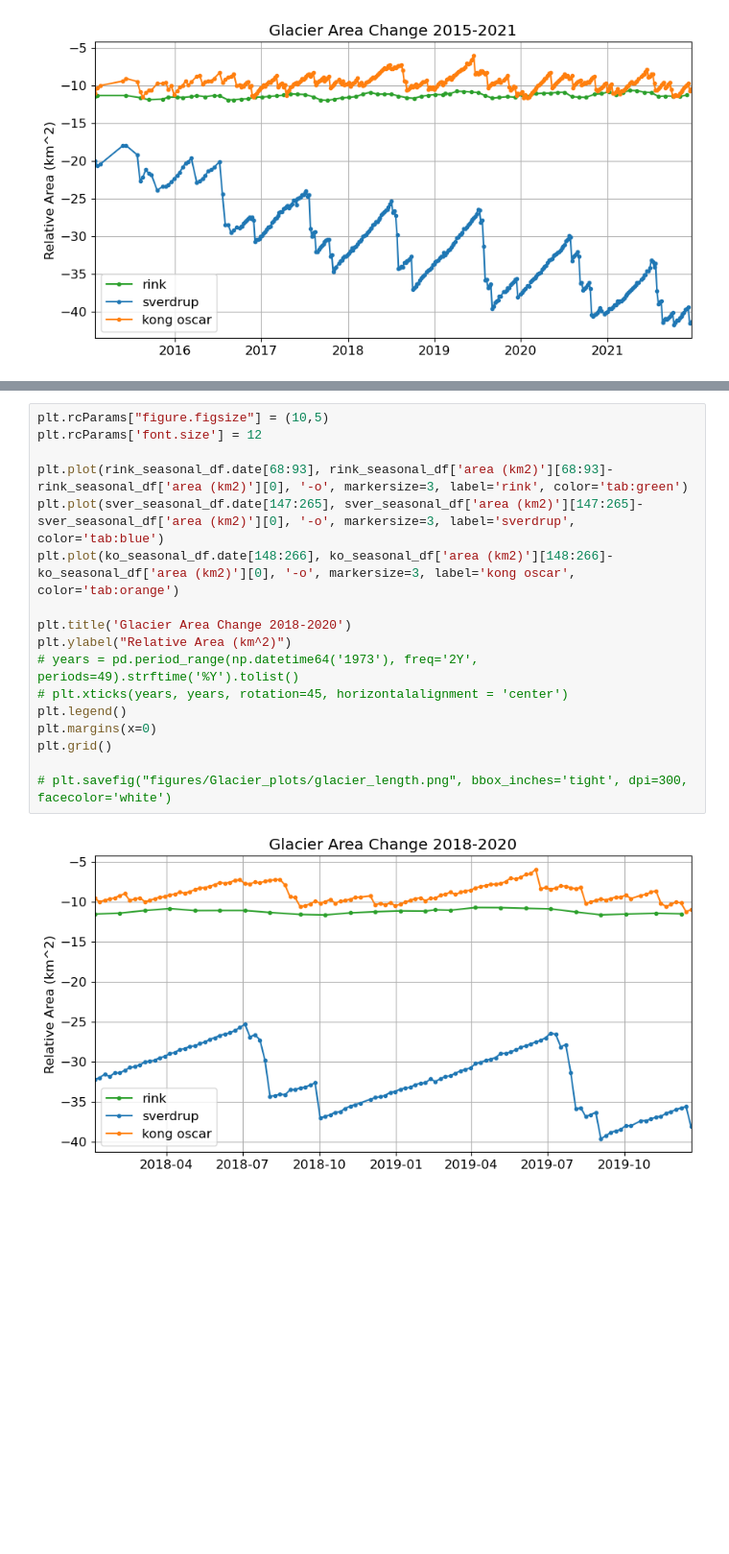
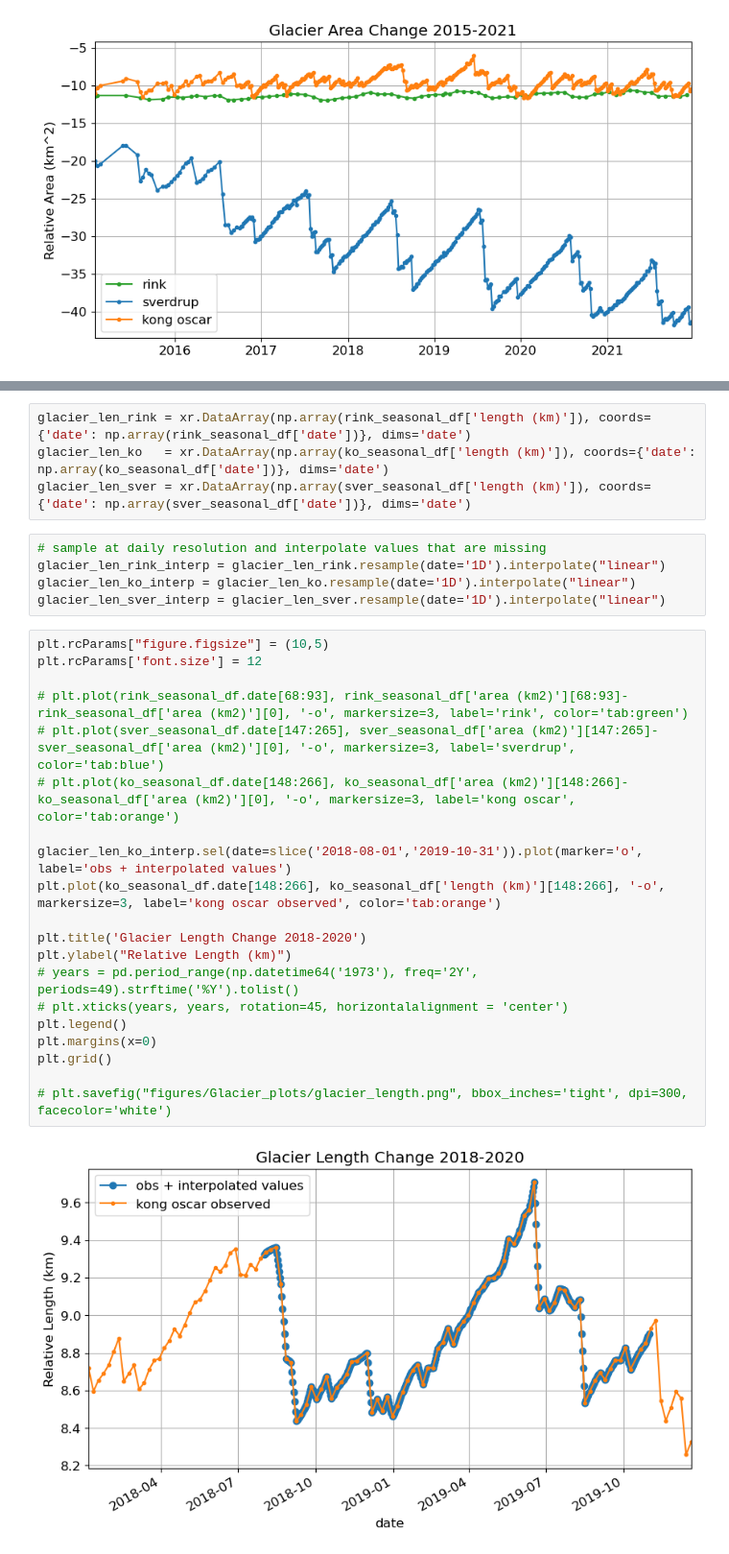
Before and after one commit to mjzahn/OMG_narwhals_habitat-model, a Jupyter notebook: Exploratory plots.ipynb, the cells around one changed output, grey strips where cells are left out. Shown at 96% size. Cells and saved outputs as stored; diff of their text form; blank space fills up the shorter version.

```diff
--- a/Exploratory plots.ipynb
+++ b/Exploratory plots.ipynb
@@ -567,19 +589,31 @@ plt.grid()
+# %%
+glacier_len_rink = xr.DataArray(np.array(rink_seasonal_df['length (km)']), coords={'date': np.array(rink_seasonal_df['date'])}, dims='date')
+glacier_len_ko   = xr.DataArray(np.array(ko_seasonal_df['length (km)']), coords={'date': np.array(ko_seasonal_df['date'])}, dims='date')
+glacier_len_sver = xr.DataArray(np.array(sver_seasonal_df['length (km)']), coords={'date': np.array(sver_seasonal_df['date'])}, dims='date')
+# %%
+# sample at daily resolution and interpolate values that are missing
+glacier_len_rink_interp = glacier_len_rink.resample(date='1D').interpolate("linear")
+glacier_len_ko_interp = glacier_len_ko.resample(date='1D').interpolate("linear")
+glacier_len_sver_interp = glacier_len_sver.resample(date='1D').interpolate("linear")
 # %%
 plt.rcParams["figure.figsize"] = (10,5)
 plt.rcParams['font.size'] = 12
 
-plt.plot(rink_seasonal_df.date[68:93], rink_seasonal_df['area (km2)'][68:93]-rink_seasonal_df['area (km2)'][0], '-o', markersize=3, label='rink', color='tab:green')
-plt.plot(sver_seasonal_df.date[147:265], sver_seasonal_df['area (km2)'][147:265]-sver_seasonal_df['area (km2)'][0], '-o', markersize=3, label='sverdrup', color='tab:blue')
-plt.plot(ko_seasonal_df.date[148:266], ko_seasonal_df['area (km2)'][148:266]-ko_seasonal_df['area (km2)'][0], '-o', markersize=3, label='kong oscar', color='tab:orange')
+# plt.plot(rink_seasonal_df.date[68:93], rink_seasonal_df['area (km2)'][68:93]-rink_seasonal_df['area (km2)'][0], '-o', markersize=3, label='rink', color='tab:green')
+# plt.plot(sver_seasonal_df.date[147:265], sver_seasonal_df['area (km2)'][147:265]-sver_seasonal_df['area (km2)'][0], '-o', markersize=3, label='sverdrup', color='tab:blue')
+# plt.plot(ko_seasonal_df.date[148:266], ko_seasonal_df['area (km2)'][148:266]-ko_seasonal_df['area (km2)'][0], '-o', markersize=3, label='kong oscar', color='tab:orange')
 
-plt.title('Glacier Area Change 2018-2020')
-plt.ylabel("Relative Area (km^2)")
+glacier_len_ko_interp.sel(date=slice('2018-08-01','2019-10-31')).plot(marker='o', label='obs + interpolated values')
+plt.plot(ko_seasonal_df.date[148:266], ko_seasonal_df['length (km)'][148:266], '-o', markersize=3, label='kong oscar observed', color='tab:orange')
+
+plt.title('Glacier Length Change 2018-2020')
+plt.ylabel("Relative Length (km)")
 # years = pd.period_range(np.datetime64('1973'), freq='2Y', periods=49).strftime('%Y').tolist()
 # plt.xticks(years, years, rotation=45, horizontalalignment = 'center')
 plt.legend()
 plt.margins(x=0)
 plt.grid()
 
 # plt.savefig("figures/Glacier_plots/glacier_length.png", bbox_inches='tight', dpi=300, facecolor='white')
 # %% [output]
-[figure, old version]
+[figure, new version]
```
Also changed, not shown: parts of 6 cells of this notebook, 3 other files.
